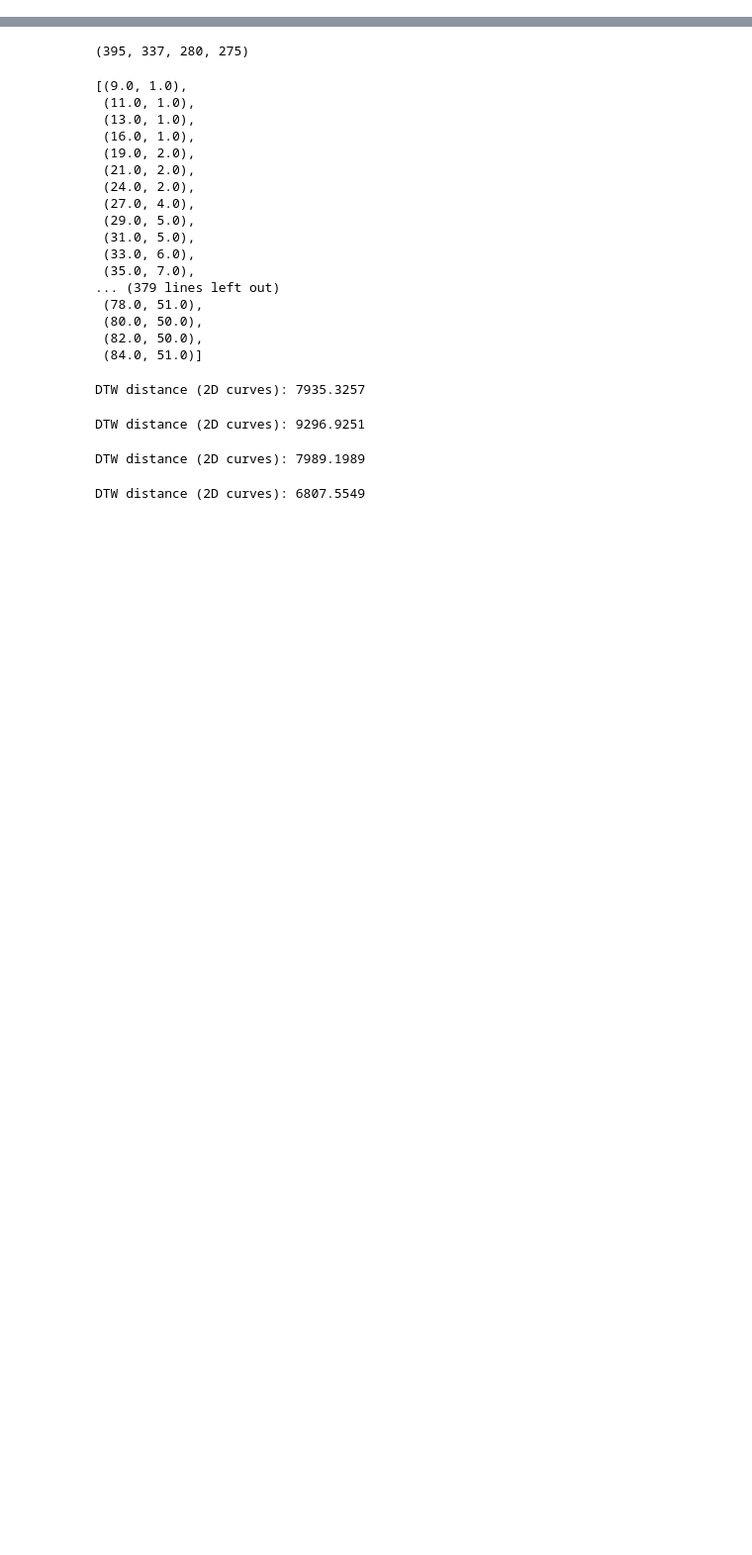
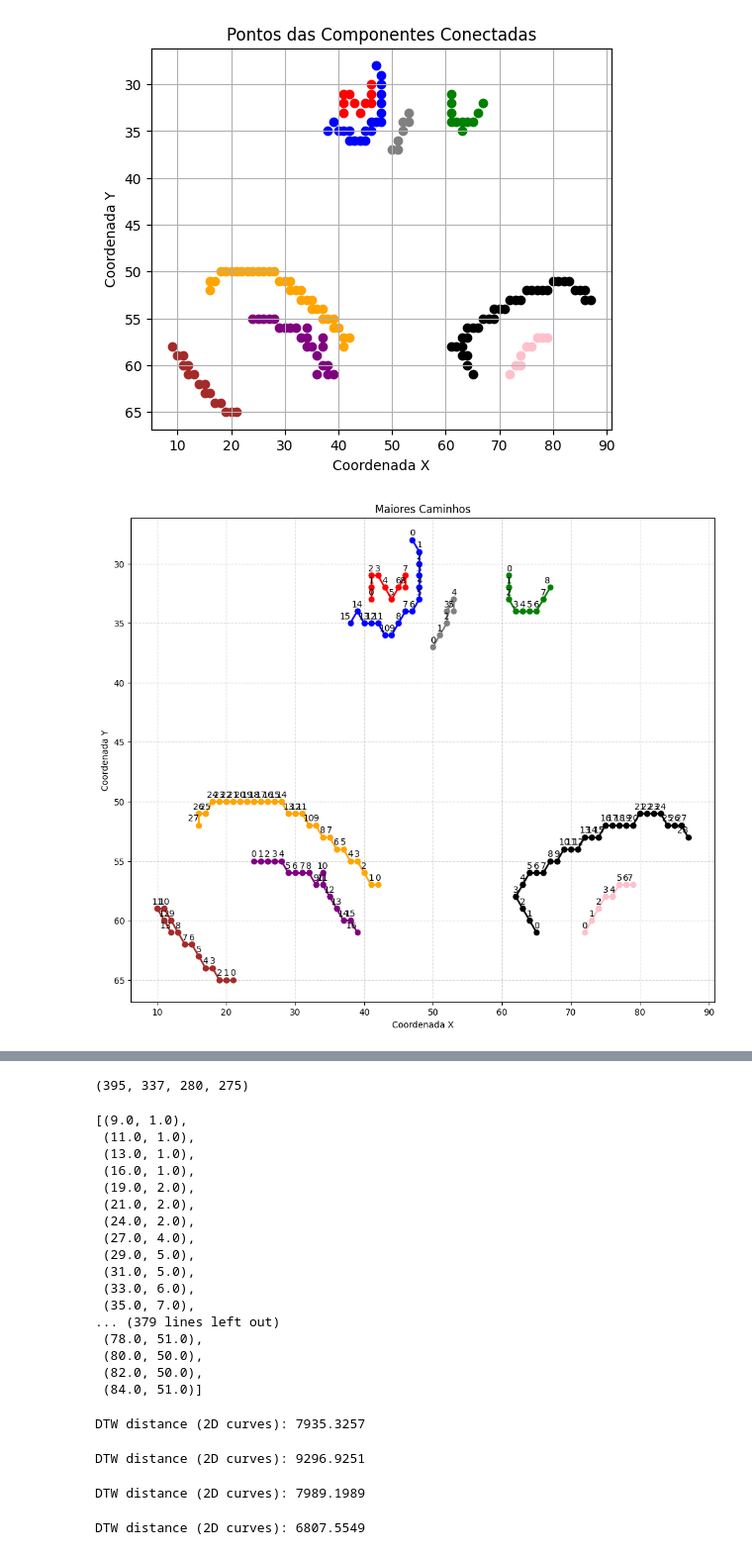
Before and after one commit to MariaLuizaLogrado/PVA, a Jupyter notebook: face_recognition.ipynb, the cells around one changed output, grey strips where cells are left out. Shown at 99% size. Cells and saved outputs as stored; diff of their text form; code cells hidden in the pictures; blank space fills up the shorter version.

```diff
--- a/face_recognition.ipynb
+++ b/face_recognition.ipynb
@@ -117,0 +129,9 @@ Tempo8 0.019906044006347656
+# %%
+highlight_components(results[0][2].nose_dict, results[0][4].dic_main_nose_cc, "nose")
+plot_logest_path(results[0][2].nose_dict, results[0][6].longest_path_nose, results[0][5].nodes_nose, name='05_longest_path_nose')
+plot_logest_path(results[0][2].nose_dict, results[0][6].new_longest_path_nose, results[0][5].nodes_nose, name='06_new_longest_path_nose')
+plot_sorted_points(results[0][7].sorted_coord_nose, "nose")
+plot_splines(results[0][8].all_X_nose, results[0][8].all_Y_nose, results[0][8].all_control_x_nose, results[0][8].all_control_y_nose, name="nose")
+# %% [output]
+[figure, added]
+[figure, added]
```
Also changed, not shown: parts of 7 cells of this notebook, 52 other files.
